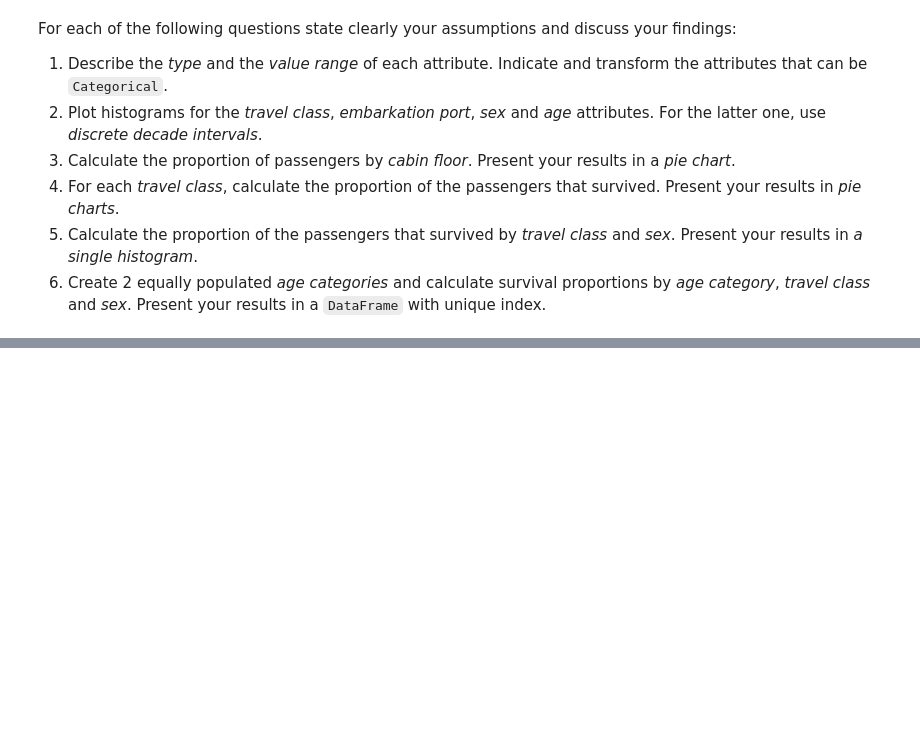
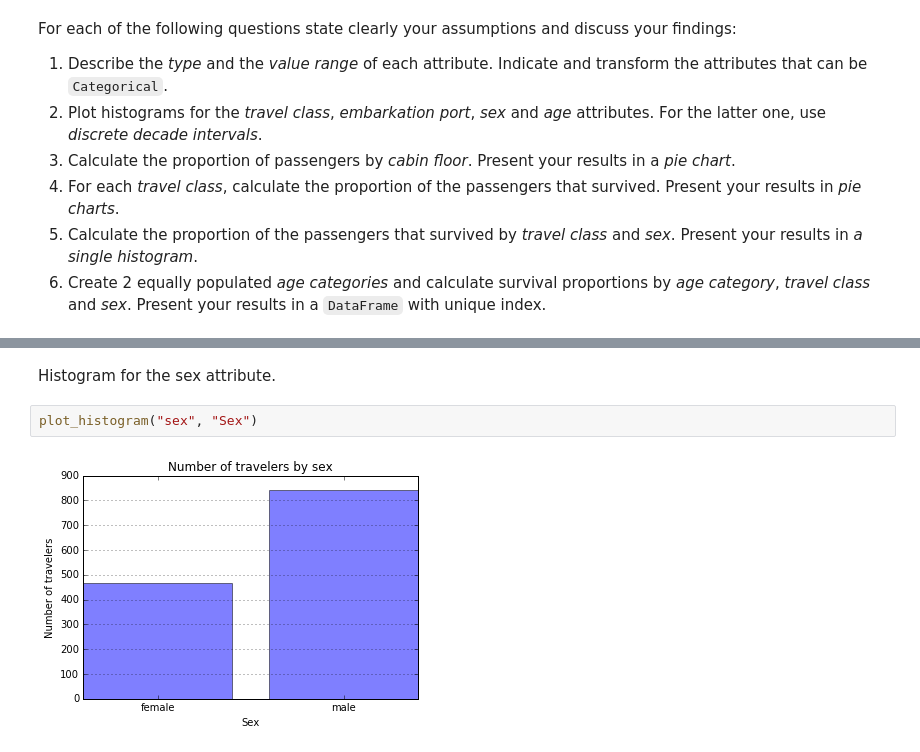
Before and after one commit to khalidomari/ADA2017, a Jupyter notebook: 01 - Pandas and Data Wrangling/Homework 1_Khalil.ipynb, the cells around one changed output, grey strips where cells are left out. Cells and saved outputs as stored; diff of their text form; blank space fills up the shorter version.

```diff
--- a/01 - Pandas and Data Wrangling/Homework 1_Khalil.ipynb
+++ b/01 - Pandas and Data Wrangling/Homework 1_Khalil.ipynb
@@ -238,0 +364,6 @@ For each of the following questions state clearly your assumptions and discuss y
+# %% [markdown]
+Histogram for the sex attribute.
+# %%
+plot_histogram("sex", "Sex")
+# %% [output]
+[figure, added]
```
Also changed, not shown: parts of 50 cells of this notebook.
